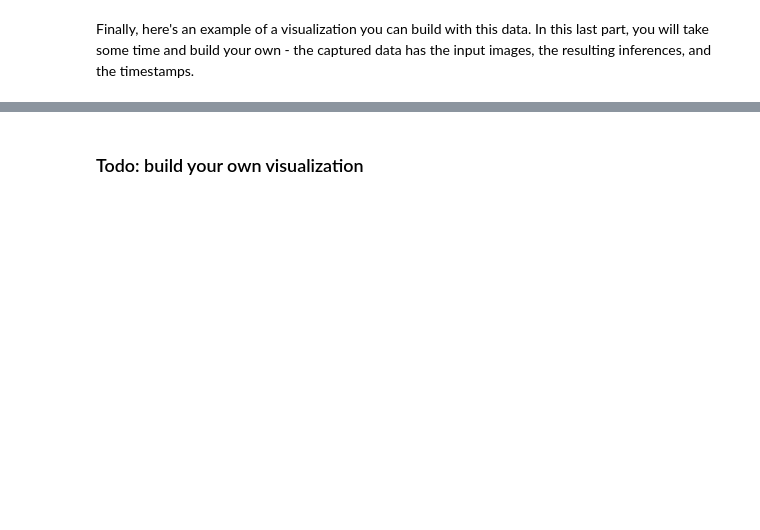
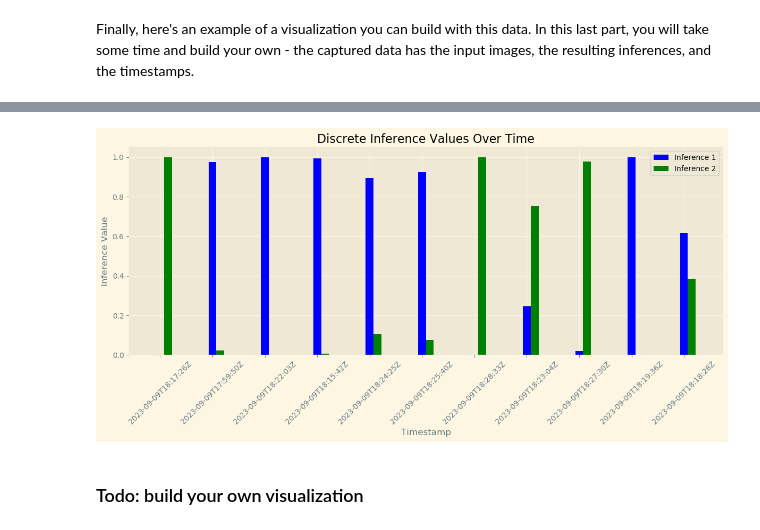
Before and after one commit to AmitRanjan235/ML-Workflow-For-Scones-Unlimited-On-Amazon-SageMaker, a Jupyter notebook: starter.ipynb, the cells around one changed output, grey strips where cells are left out. Saved outputs shown, nothing was run; the diff lists cells and outputs as text; code cells hidden in the pictures; blank space fills up the shorter version.

```diff
--- a/starter.ipynb
+++ b/starter.ipynb
@@ -416,7 +461,10 @@ With that done, deploy your model on a single `ml.m5.xlarge` instance with the d
 # %%
 deployment = img_classifier_model.deploy(
     ## TODO: fill in deployment options
+    initial_instance_count=1,
+    instance_type='ml.m4.xlarge',
     data_capture_config=data_capture_config
+
     )
 
 endpoint = deployment.endpoint_name
@@ -430,3 +481,6 @@ predictor = ## TODO: fill in
+# %%
+from sagemaker.predictor import Predictor
+predictor =Predictor(endpoint_name=endpoint) ## TODO: fill in
 # %% [markdown]
 In the code snippet below we are going to prepare one of your saved images for prediction. Use the predictor to process the `payload`.
 # %%
@@ -438,7 +492,7 @@ with open("./test/bicycle_s_001789.png", "rb") as f:
     payload = f.read()
 
 
-inference = ## TODO: Process the payload with your predictor
+inference = predictor.predict(payload)## TODO: Process the payload with your predictor
 # %% [markdown]
 Your `inference` object is an array of two values, the predicted probability value for each of your classes (bicycle and motorcycle respectively.) So, for example, a value of `b'[0.91, 0.09]'` indicates the probability of being a bike is 91% and being a motorcycle is 9%.
 # %%
@@ -605,9 +661,10 @@ def generate_test_case():
     s3 = boto3.resource('s3')
 
     # Randomly pick from sfn or test folders in our bucket
-    objects = s3.Bucket(bucket).objects.filter("test")
+    objects = s3.Bucket(bucket).objects.filter(Prefix="test")
 
     # Grab any random object key from that folder!
+
     obj = random.choice([x.key for x in objects])
 
     return json.dumps({
@@ -615,4 +672,5 @@ def generate_test_case():
         "s3_bucket": bucket,
         "s3_key": obj
     })
-generate_test_case()
+for i in range(10):
+    print(generate_test_case())
@@ -686,0 +784,45 @@ plt.gcf().autofmt_xdate()
+# %%
+%matplotlib inline
+import matplotlib.pyplot as plt
+import numpy as np
+
+# Populate the data for the x and y axis
+x = []
+y = []
+
+for obj in json_data:
+    inference, timestamp = simple_getter(obj)
+    y.append(inference)  # Store all confidence values
+    x.append(timestamp)  # Keep timestamps as they are
+
+# Calculate the number of discrete inferences
+num_inferences = len(y[0])
+
+# Create a set of colors for the bars
+colors = ['b', 'g', 'r', 'c', 'm', 'y', 'k']
+
+# Create positions for the bars
+bar_positions = np.arange(len(x))
+
+# Plot the data as a bar chart for each confidence score
+plt.figure(figsize=(12, 6))
+for i in range(num_inferences):
+    plt.bar(bar_positions + i * 0.15, [conf[i] for conf in y], width=0.15, label=f'Inference {i+1}', color=colors[i])
+
+# Set x-axis labels to timestamps
+plt.xticks(bar_positions, x, rotation=45)
+
+# Add a legend to distinguish confidence scores
+plt.legend()
+
+# Set labels and titles
+plt.xlabel("Timestamp")
+plt.ylabel("Inference Value")
+plt.title("Discrete Inference Values Over Time")
+plt.grid(True)
+
+# Show the plot
+plt.tight_layout()
+plt.show()
+# %% [output]
+[figure, added]
```
Also changed, not shown: parts of 23 cells of this notebook.
